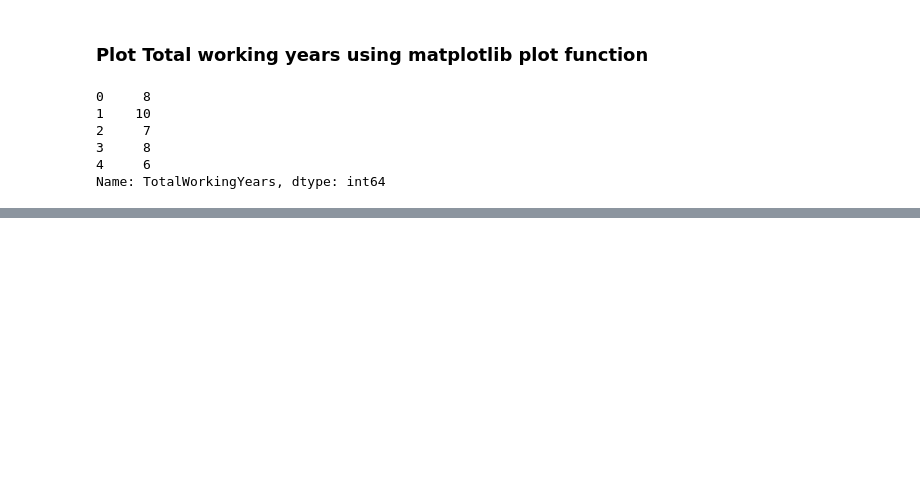
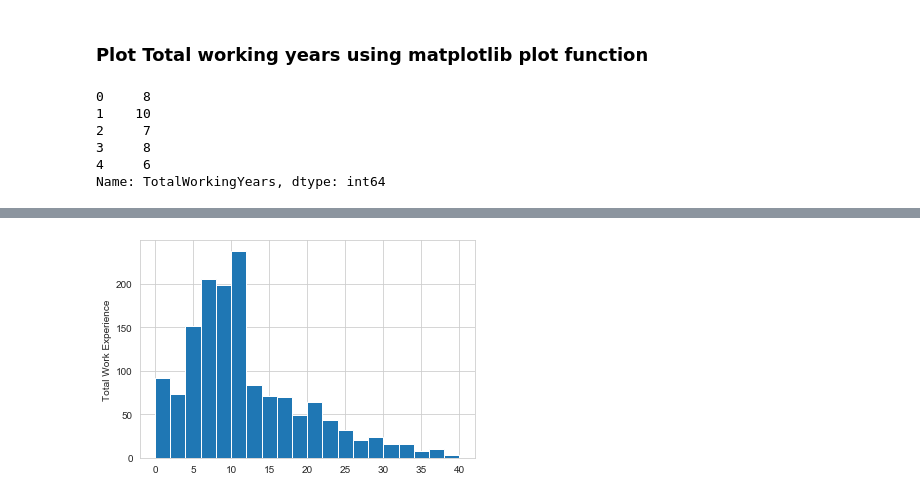
Before and after one commit to chandan3611/bangalore-aug19-batch-chandan3611, a Jupyter notebook: R1-Lab-External_Solution.ipynb, the cells around one changed output, grey strips where cells are left out. Cells and saved outputs as stored; diff of their text form; code cells hidden in the pictures; blank space fills up the shorter version.

```diff
--- a/R1-Lab-External_Solution.ipynb
+++ b/R1-Lab-External_Solution.ipynb
@@ -478,0 +476,6 @@ plt.show()
+# %%
+plt.hist(hrDataSet["TotalWorkingYears"], bins=20)
+plt.ylabel("Total Work Experience")
+plt.show()
+# %% [output]
+[figure, added]
```
Also changed, not shown: parts of 12 cells of this notebook.
